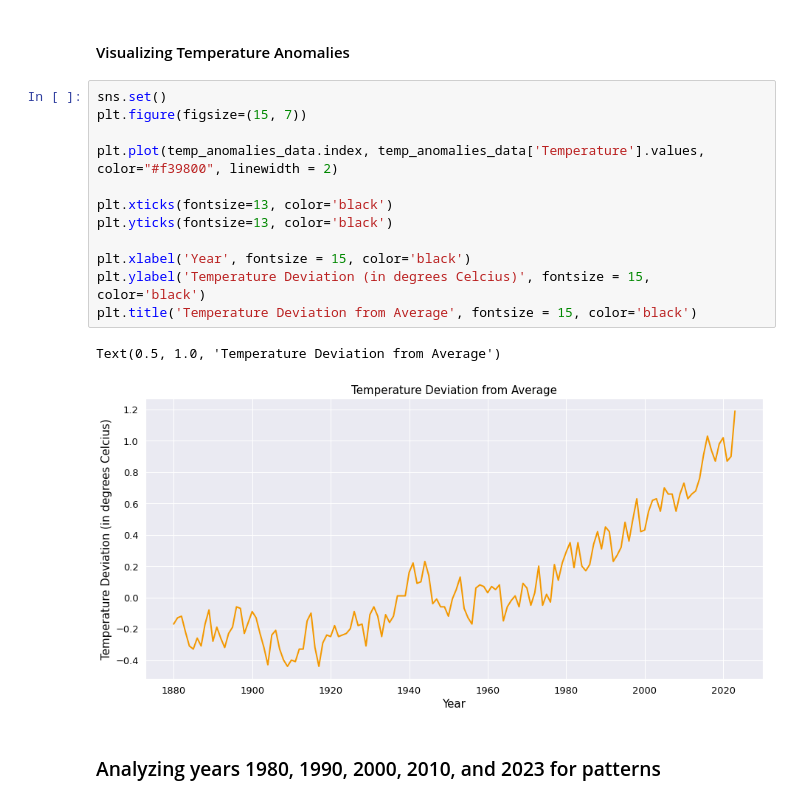
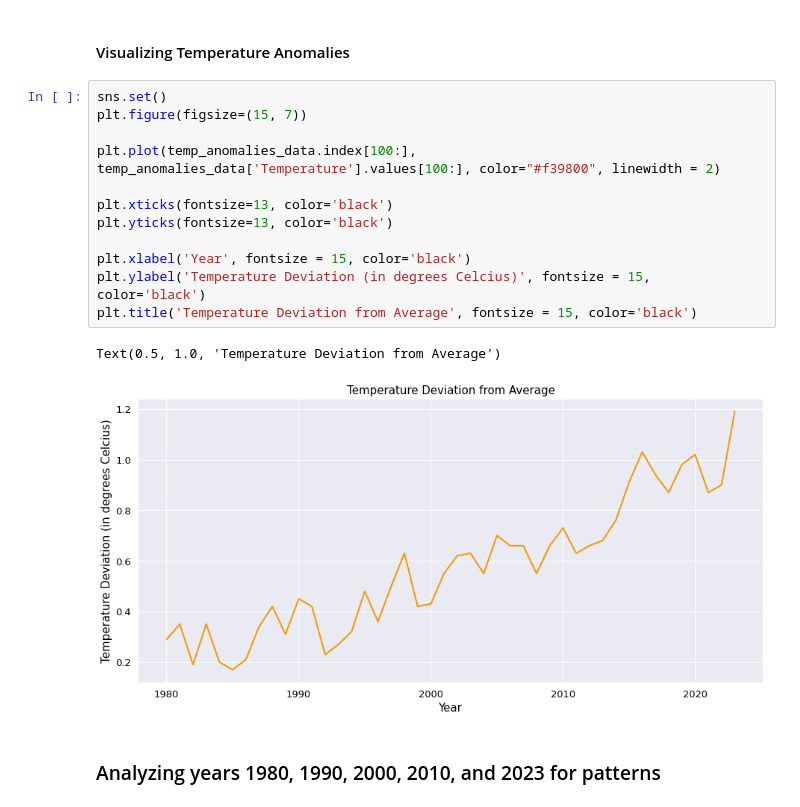
Before and after one commit to sonyaasha/3125-individual-project, a Jupyter notebook: codes/3125-IndividualProject.ipynb, the cells around one changed output. Saved outputs shown, nothing was run; the diff lists cells and outputs as text.

```diff
--- a/codes/3125-IndividualProject.ipynb
+++ b/codes/3125-IndividualProject.ipynb
@@ -56,18 +57,18 @@ plt.legend(loc = 'best', fontsize = 15)
 # %%
 sns.set()
 plt.figure(figsize=(15, 7))
 
-plt.plot(temp_anomalies_data.index, temp_anomalies_data['Temperature'].values, color="#f39800", linewidth = 2)
+plt.plot(temp_anomalies_data.index[100:], temp_anomalies_data['Temperature'].values[100:], color="#f39800", linewidth = 2)
 
 plt.xticks(fontsize=13, color='black')
 plt.yticks(fontsize=13, color='black')
 
 plt.xlabel('Year', fontsize = 15, color='black')
 plt.ylabel('Temperature Deviation (in degrees Celcius)', fontsize = 15, color='black')
 plt.title('Temperature Deviation from Average', fontsize = 15, color='black')
 # %% [output]
 Text(0.5, 1.0, 'Temperature Deviation from Average')
-[figure, old version]
+[figure, new version]
 # %% [markdown]
 ### Analyzing years 1980, 1990, 2000, 2010, and 2023 for patterns
 # %%
```
Also changed, not shown: parts of 22 cells of this notebook, 1 other file.
